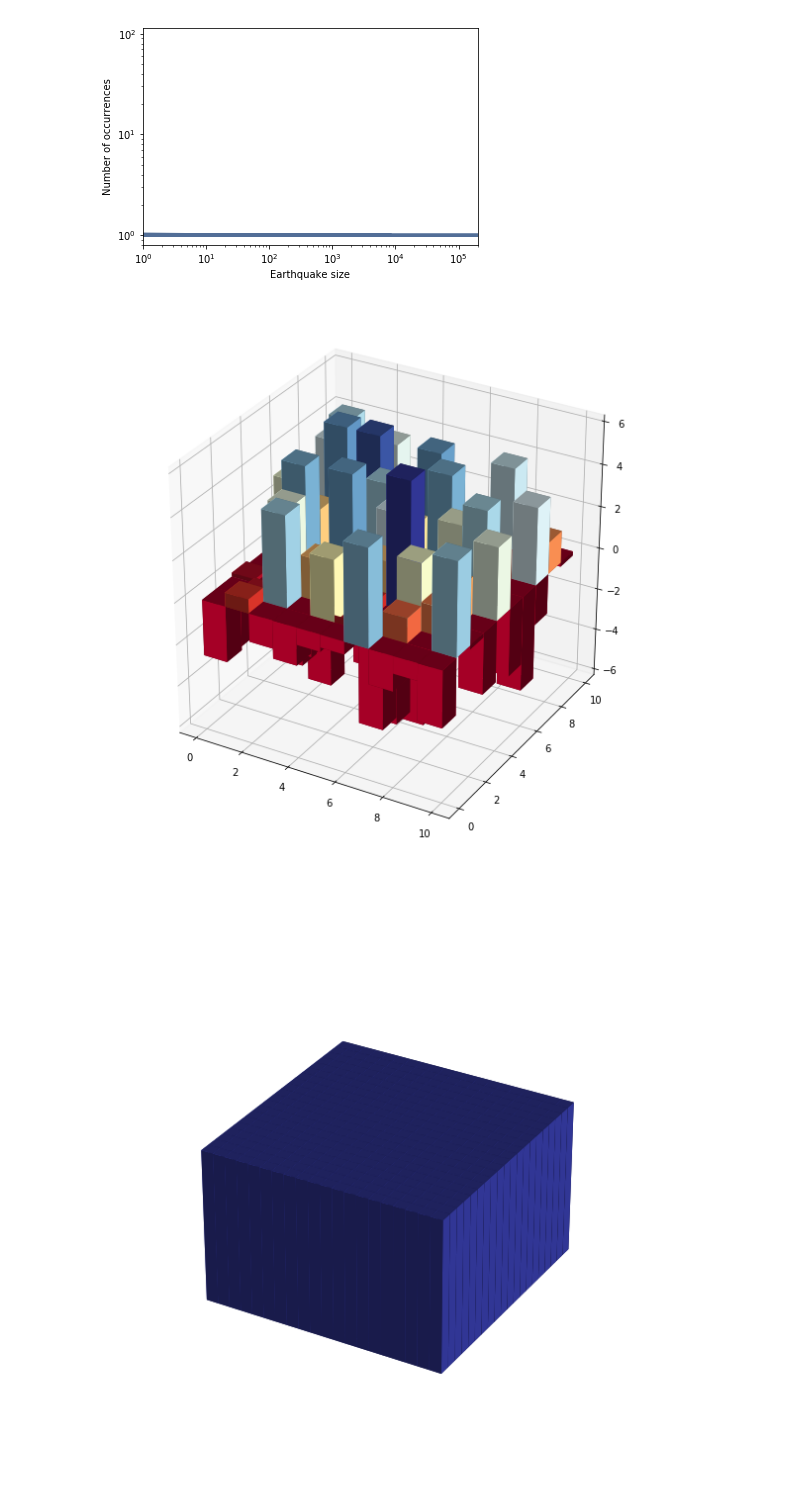
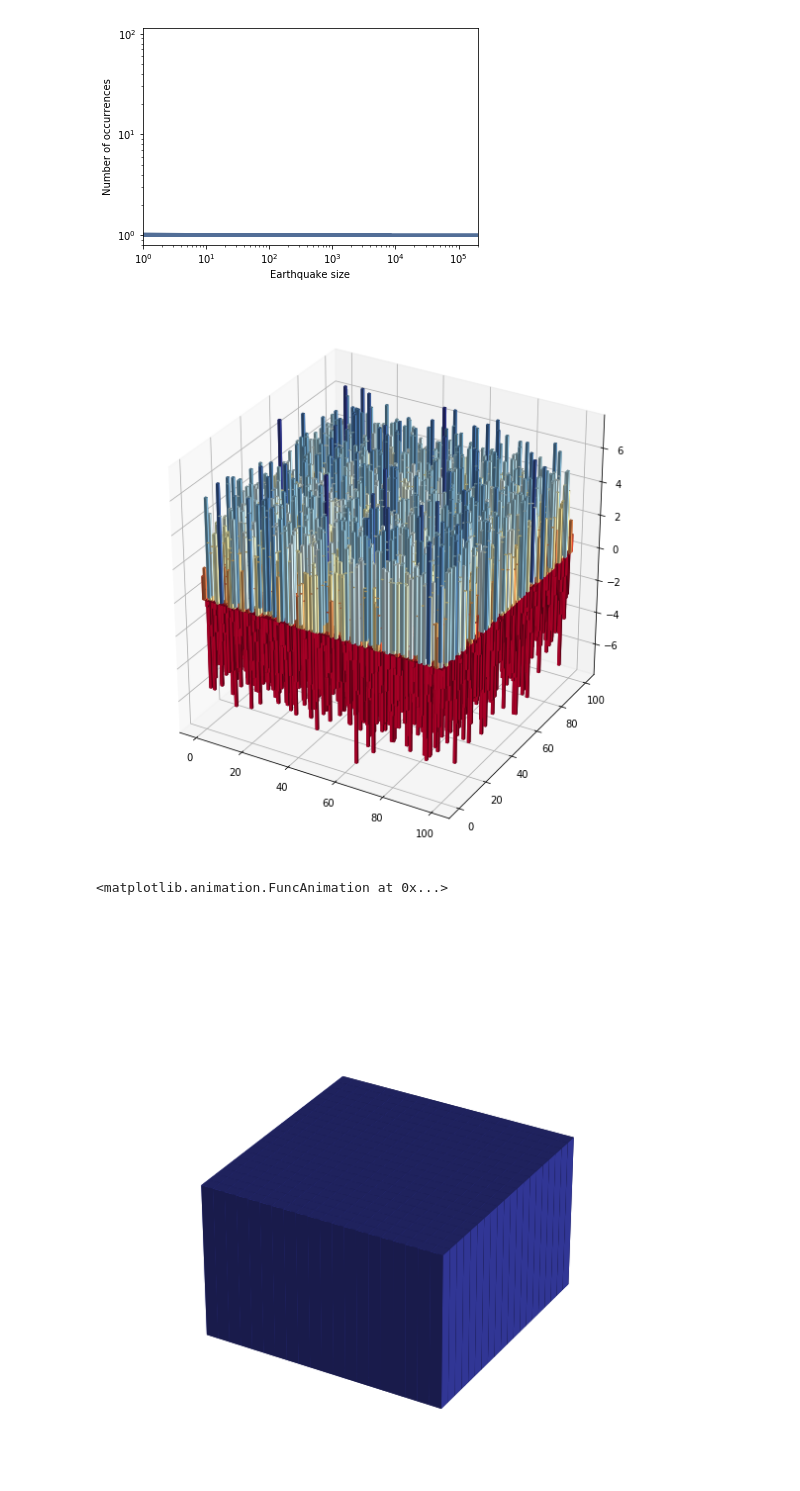
Before and after one commit to mpbrucker/ComplexityProject2, a Jupyter notebook: code/visualize.ipynb, the cells around one changed output. Cells and saved outputs as stored; diff of their text form; code cells hidden in the pictures.

Commit message:
Made more graphic functions work and also maybe fixed force redistribution.

```diff
--- a/code/visualize.ipynb
+++ b/code/visualize.ipynb
@@ -22,14 +22,16 @@ plot_quake.calculate_power_law(n=1000, iters=100, plot=True)
 nan
 [figure]
 # %%
-quake = Earthquake(10)
+quake = Earthquake(100)
 max_val = quake.get_max_force()
 vis = Cell3DViewer(quake,z_limit=[-max_val, max_val])
-anim = vis.animate(frames=50, interval=20)
+anim = vis.animate(frames=10, interval=100)
 # %% [output]
-[figure, old version]
+[figure, new version]
 # %%
 anim
+# %% [output]
+<matplotlib.animation.FuncAnimation at 0x...>
 # %%
 from Sand import SandPile, SandPileViewer
 
```
Also changed, not shown: 8 other files.
